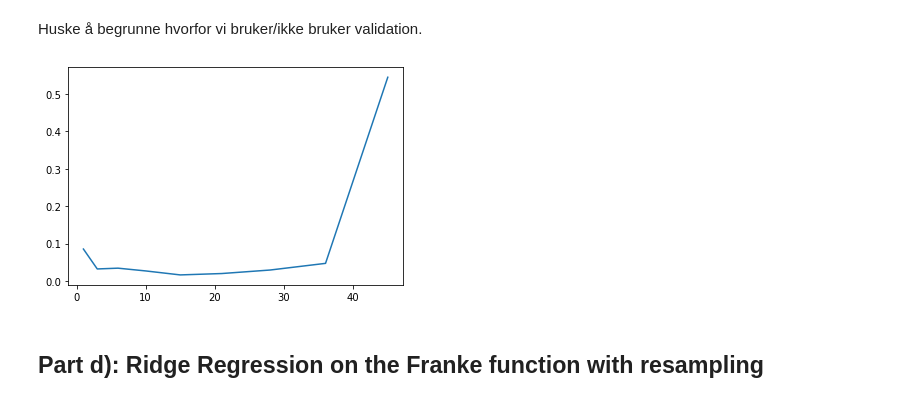
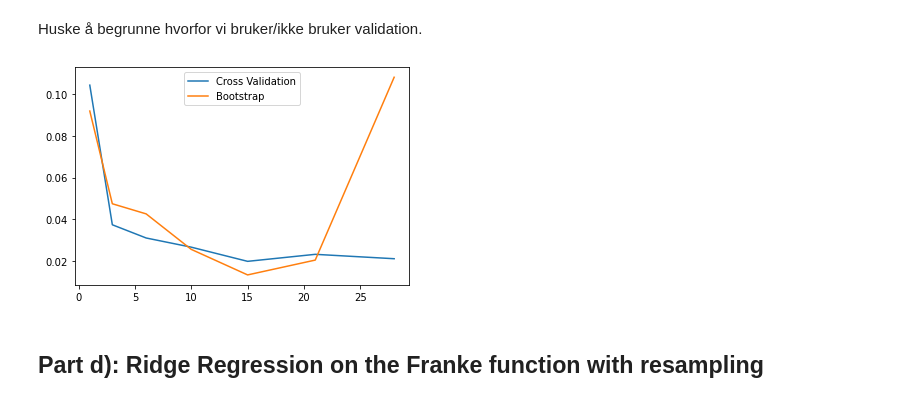
Before and after one commit to KarlHenrik/FYS-STK-Gruppe, a Jupyter notebook: Project1/Project1.ipynb, the cells around one changed output. Drawn from its saved outputs; the diff is of its cells as text; code cells hidden in the pictures.

```diff
--- a/Project1/Project1.ipynb
+++ b/Project1/Project1.ipynb
@@ -58,7 +62,7 @@ def pval(order):
 @jit
 def designMatrix(x, y, order):
     n = x.size
-    p = pval(order) # number of columns in X. (from sum of numbers up to order + 1 formula). 21 for order = 5
+    p = int((order + 1) * (order + 2) / 2) # number of columns in X. (from sum of numbers up to order + 1 formula). 21 for order = 5
     X = np.zeros((n, p))
     feature = 0
     for x_power in range(order + 1):
@@ -117,7 +121,7 @@ print(mean_squared_error(z_mdl, z_test))
 ## Part b): Bias-variance trade-off and resamplng techniques
 # %%
 def bootBiasVar(n_boostraps, n, order, reg_func, lmda=0):
-    X, z = data(n, j)
+    X, z = data(n, order)
     X_train, X_test, z_train, z_test = train_test_split(X, z, test_size = 0.2)
     X_train, X_test = scale(X_train, X_test)
 
@@ -151,0 +160,16 @@ plt.show()
+# %%
+n_boostraps = 20
+order = 5
+n_arr = np.linspace(10, 100, 10, dtype=int)
+
+mse_arr = np.zeros(len(n_arr))
+bias_arr = np.zeros(len(n_arr))
+var_arr = np.zeros(len(n_arr))
+for j, n in enumerate(n_arr):
+    mse_arr[j], bias_arr[j], var_arr[j] = bootBiasVar(n_boostraps, n, order, OLS)
+
+plt.plot(n_arr, mse_arr, label='MSE')
+plt.plot(n_arr, bias_arr, label='bias')
+plt.plot(n_arr, var_arr, label='variance')
+plt.legend()
+plt.show()
@@ -198,18 +223,25 @@ def CV_mse(n, order, k, reg_func, lmda=0):
         MSE += mean_squared_error(z_mdl, z_test) / k
     return MSE
 # %%
-max_order = 8
+max_order = 6
 p_arr = [pval(i) for i in range(max_order + 1)]
+k = 10
 mse_arr = np.zeros(len(p_arr))
-k = 10
+
+n_boostraps = 10
+bootstrap_mse_arr = np.zeros(len(p_arr))
 
 for j in range(max_order + 1):
     mse_arr[j] = CV_mse(n, j, k, OLS)
+    bootstrap_mse_arr[j] = bootBiasVar(n_boostraps, n, j, OLS)[0]
 
-plt.plot(p_arr, mse_arr)
+
+plt.plot(p_arr, mse_arr, label="Cross Validation")
+plt.plot(p_arr, bootstrap_mse_arr, label='Bootstrap')
+plt.legend()
 plt.show()
 # %% [output]
-[figure, old version]
+[figure, new version]
 # %% [markdown]
 ## Part d): Ridge Regression on the Franke function with resampling
 # %%
```
Also changed, not shown: parts of 12 cells of this notebook.
